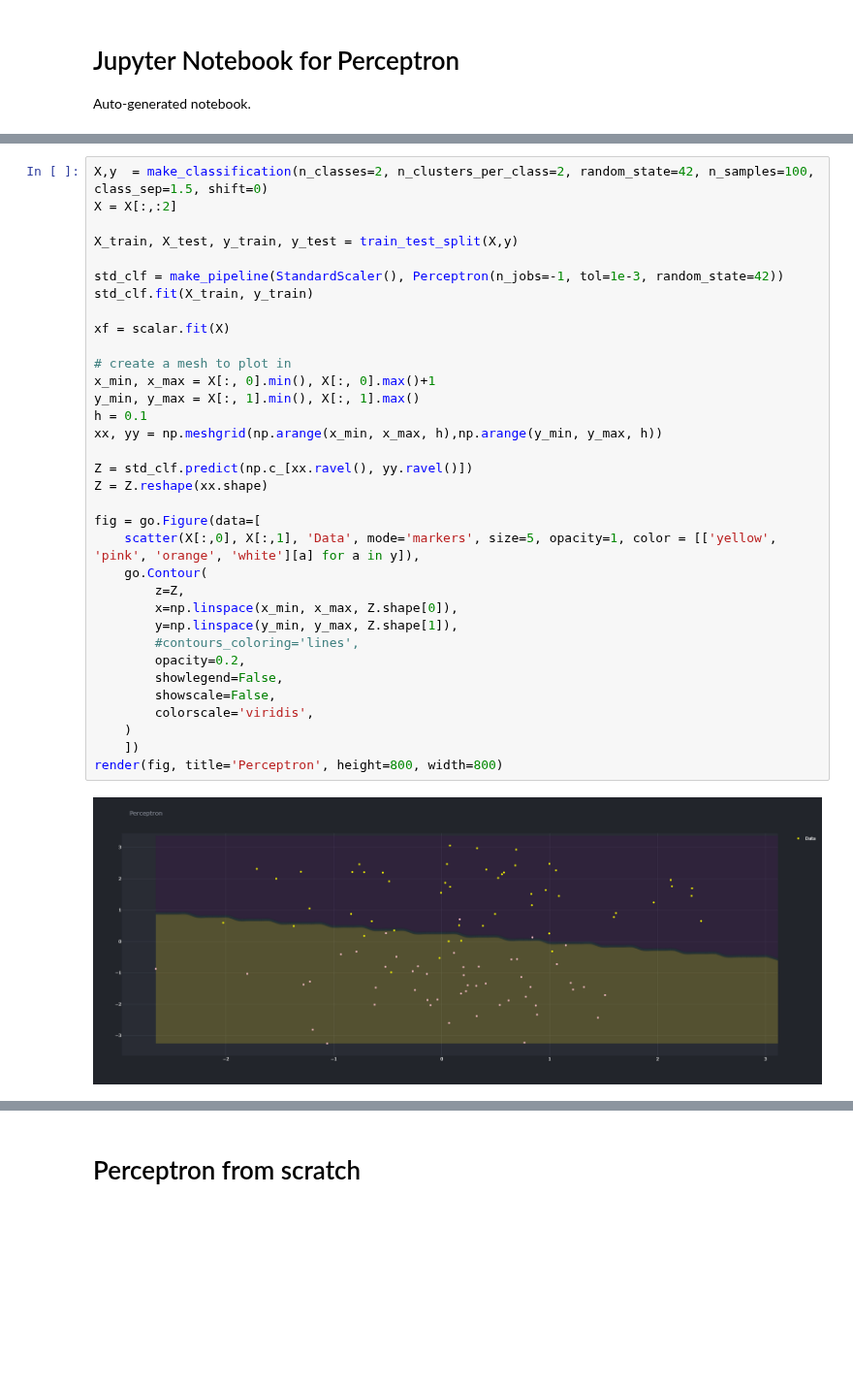
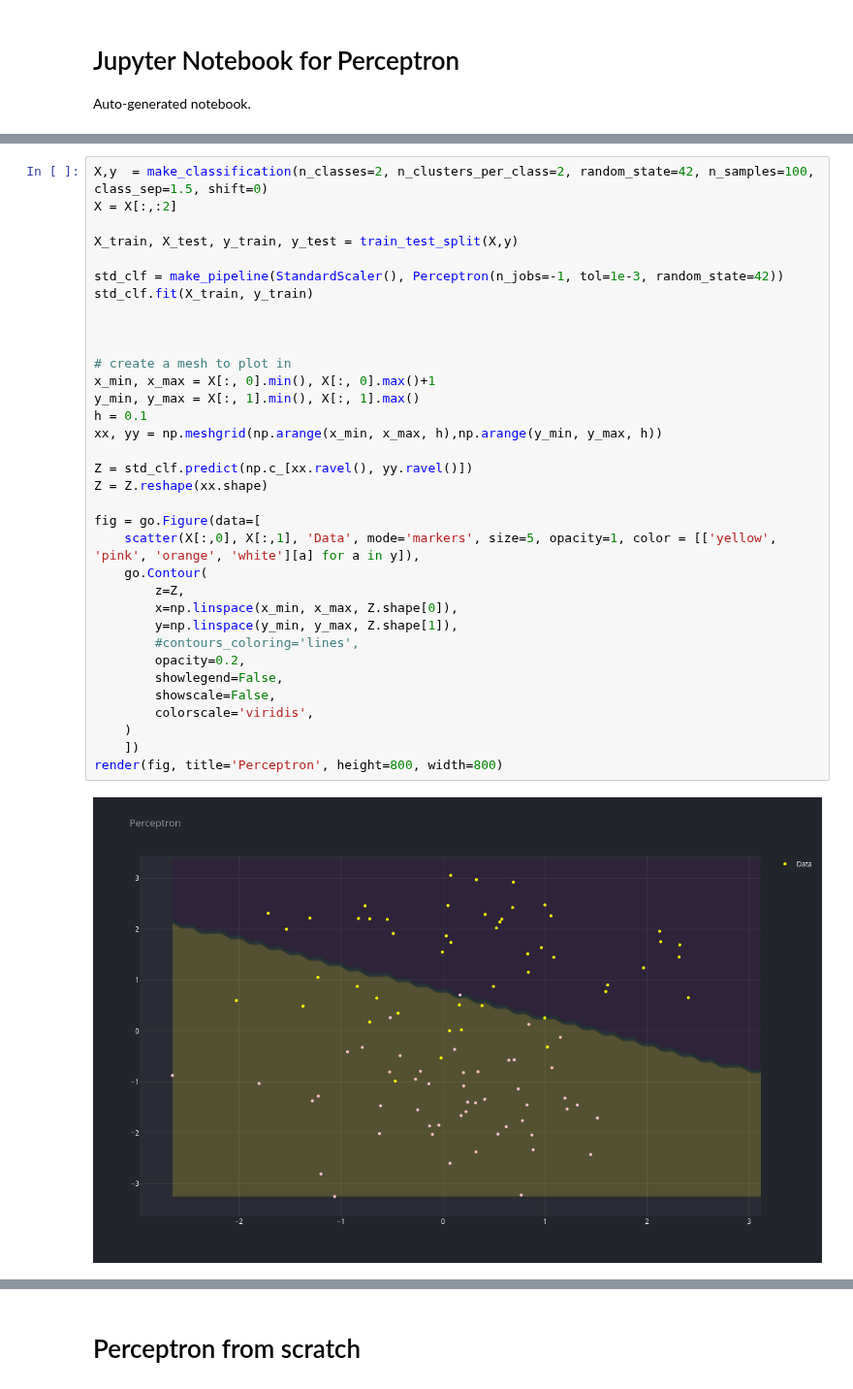
Before and after one commit to davijeb/erudition, a Jupyter notebook: learning/modules/sklearn/GeneralizedLinearModels/Perceptron.ipynb, the cells around one changed output, grey strips where cells are left out. Shown at 97% size. Drawn from its saved outputs; the diff is of its cells as text; blank space fills up the shorter version.

```diff
--- a/learning/modules/sklearn/GeneralizedLinearModels/Perceptron.ipynb
+++ b/learning/modules/sklearn/GeneralizedLinearModels/Perceptron.ipynb
@@ -30,35 +30,35 @@ X = X[:,:2]
 X_train, X_test, y_train, y_test = train_test_split(X,y)
 
 std_clf = make_pipeline(StandardScaler(), Perceptron(n_jobs=-1, tol=1e-3, random_state=42))
 std_clf.fit(X_train, y_train)
 
-xf = scalar.fit(X)
+
 
 # create a mesh to plot in
 x_min, x_max = X[:, 0].min(), X[:, 0].max()+1
 y_min, y_max = X[:, 1].min(), X[:, 1].max()
 h = 0.1
 xx, yy = np.meshgrid(np.arange(x_min, x_max, h),np.arange(y_min, y_max, h))
 
 Z = std_clf.predict(np.c_[xx.ravel(), yy.ravel()])
 Z = Z.reshape(xx.shape)
 
 fig = go.Figure(data=[
     scatter(X[:,0], X[:,1], 'Data', mode='markers', size=5, opacity=1, color = [['yellow', 'pink', 'orange', 'white'][a] for a in y]),
     go.Contour(
         z=Z,
         x=np.linspace(x_min, x_max, Z.shape[0]),
         y=np.linspace(y_min, y_max, Z.shape[1]),
         #contours_coloring='lines',
         opacity=0.2,
         showlegend=False,
         showscale=False,
         colorscale='viridis',
     )
     ])
 render(fig, title='Perceptron', height=800, width=800)
 # %% [output]
-[figure, old version]
+[figure, new version]
 # %%
 import numpy as np
 import matplotlib.pyplot as plt
```
Also changed, not shown: parts of 3 cells of this notebook, 9 other files.
